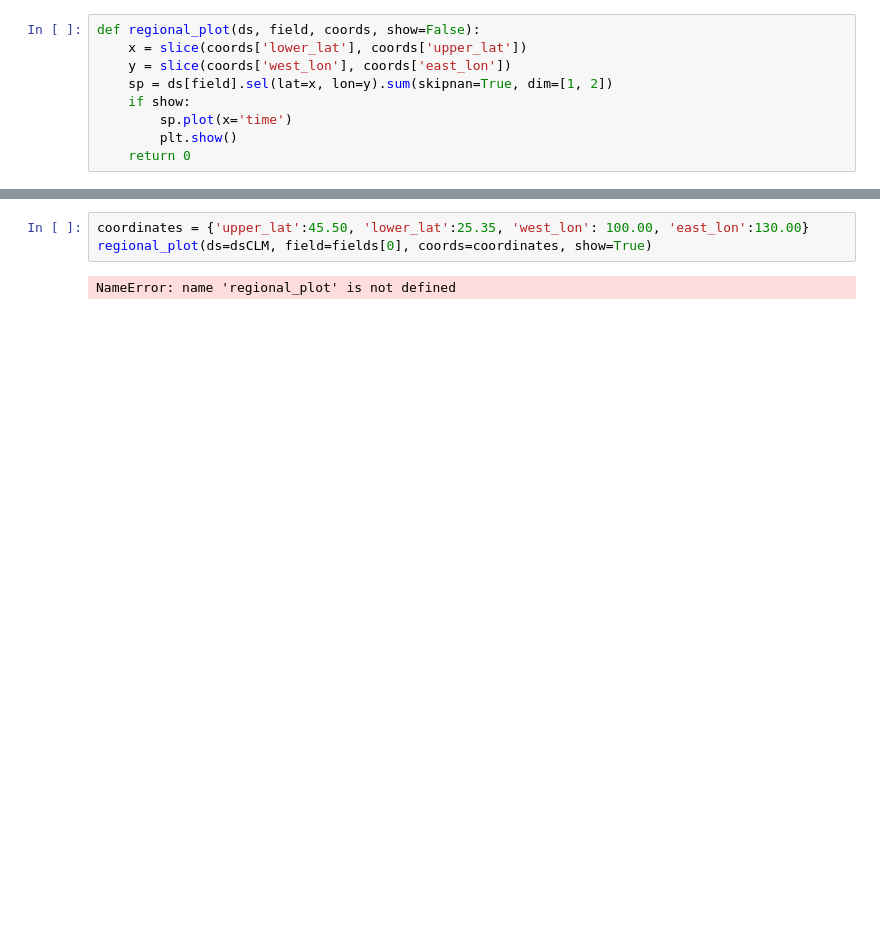
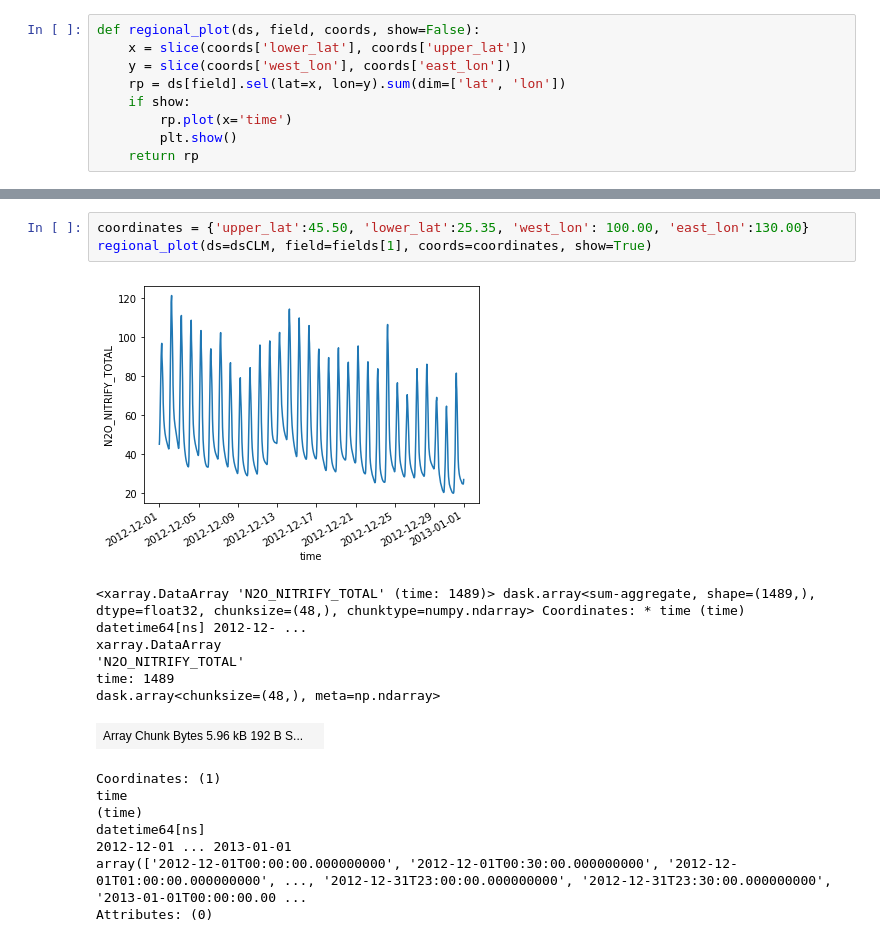
Before and after one commit to jinmuluo/pymaps, a Jupyter notebook: time_series.ipynb, the cells around one changed output, grey strips where cells are left out. Drawn from its saved outputs; the diff is of its cells as text; blank space fills up the shorter version.

```diff
--- a/time_series.ipynb
+++ b/time_series.ipynb
@@ -139,9 +141,9 @@ def tot_plot(ds, field, show=False):
 def regional_plot(ds, field, coords, show=False):
     x = slice(coords['lower_lat'], coords['upper_lat'])
     y = slice(coords['west_lon'], coords['east_lon'])
-    sp = ds[field].sel(lat=x, lon=y).sum(skipnan=True, dim=[1, 2])
+    rp = ds[field].sel(lat=x, lon=y).sum(dim=['lat', 'lon'])
     if show:
-        sp.plot(x='time')
+        rp.plot(x='time')
         plt.show()
-    return 0
+    return rp
 # %%
@@ -157,5 +162,18 @@ ValueError: 1 not found in array dimensions ('time', 'lat', 'lon')
 # %%
 coordinates = {'upper_lat':45.50, 'lower_lat':25.35, 'west_lon': 100.00, 'east_lon':130.00}
-regional_plot(ds=dsCLM, field=fields[0], coords=coordinates, show=True)
+regional_plot(ds=dsCLM, field=fields[1], coords=coordinates, show=True)
 # %% [output]
+[figure, added]
-NameError: name 'regional_plot' is not defined
+<xarray.DataArray 'N2O_NITRIFY_TOTAL' (time: 1489)> dask.array<sum-aggregate, shape=(1489,), dtype=float32, chunksize=(48,), chunktype=numpy.ndarray> Coordinates: * time (time) datetime64[ns] 2012-12- ...
+xarray.DataArray
+'N2O_NITRIFY_TOTAL'
+time: 1489
+dask.array<chunksize=(48,), meta=np.ndarray>
+| Array Chunk Bytes 5.96 kB 192 B S... |  |
+Coordinates: (1)
+time
+(time)
+datetime64[ns]
+2012-12-01 ... 2013-01-01
+array(['2012-12-01T00:00:00.000000000', '2012-12-01T00:30:00.000000000', '2012-12-01T01:00:00.000000000', ..., '2012-12-31T23:00:00.000000000', '2012-12-31T23:30:00.000000000', '2013-01-01T00:00:00.00 ...
+Attributes: (0)
```
Also changed, not shown: parts of 7 cells of this notebook.
